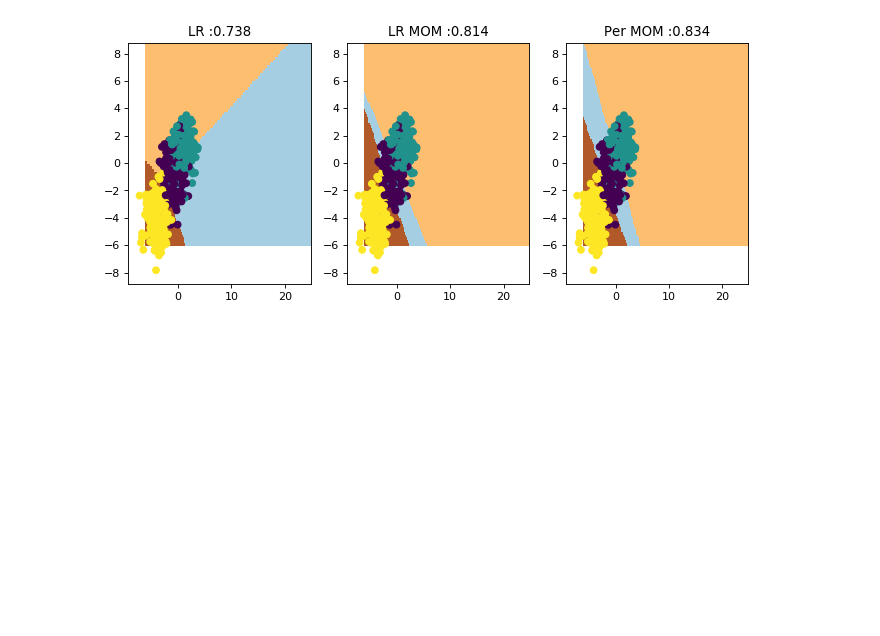
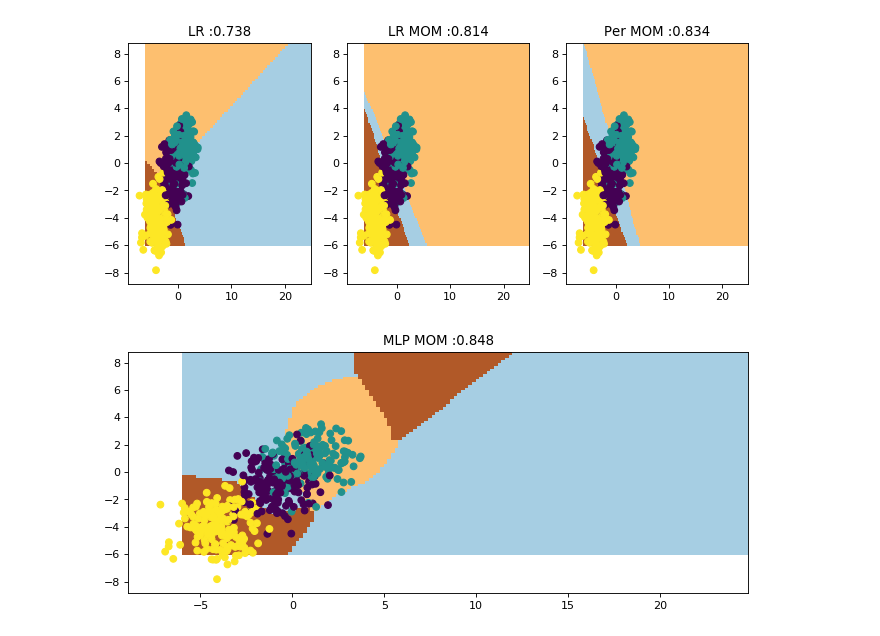
Before and after one commit to lecueguillaume/MOMpower, a Jupyter notebook: Illustration of MOM algorithms.ipynb, the cells around one changed output. Cells and saved outputs as stored; diff of their text form; code cells hidden in the pictures; blank space fills up the shorter version.

Commit message:
MLP and CNN algo with illustration on tiny-imagenet database

```diff
--- a/Illustration of MOM algorithms.ipynb
+++ b/Illustration of MOM algorithms.ipynb
@@ -56,3 +56,10 @@ plt.show()
 # %% [output]
 <matplotlib.figure.Figure at 0x...>
 [figure]
+# %%
+from mlp_mom import mlp_MOM
+clfMOM3=mlp_MOM()
+plot_classif([clfMOM3],['MLP MOM'])
+plt.show()
+# %% [output]
+[figure, added]
```
Also changed, not shown: 2 other files.
